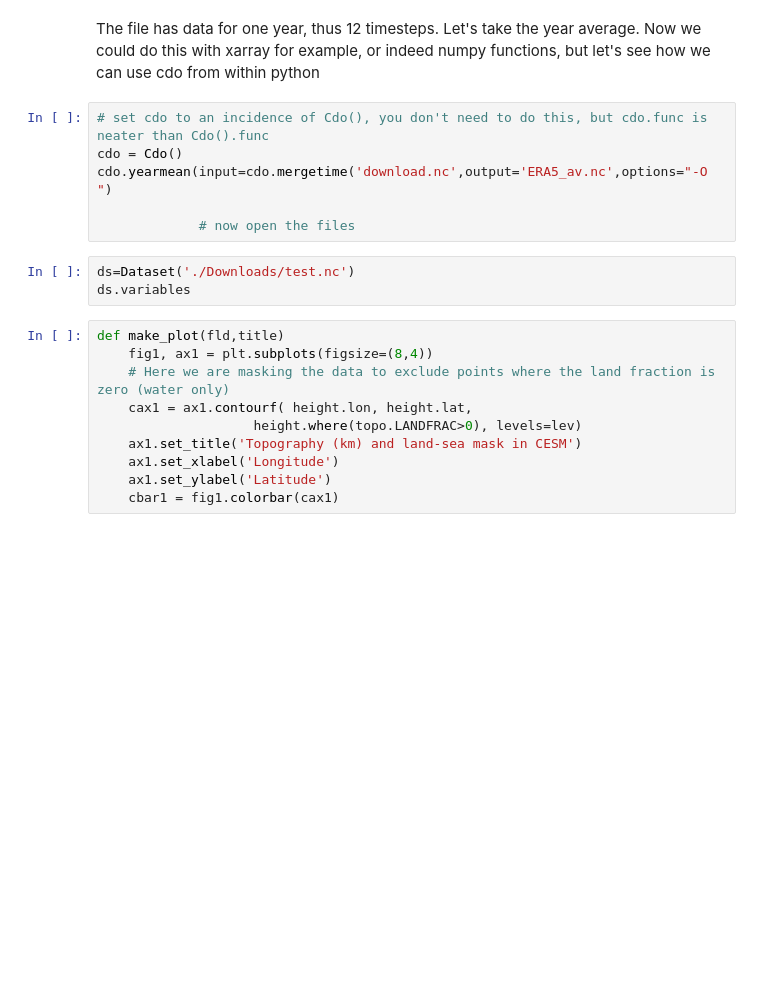
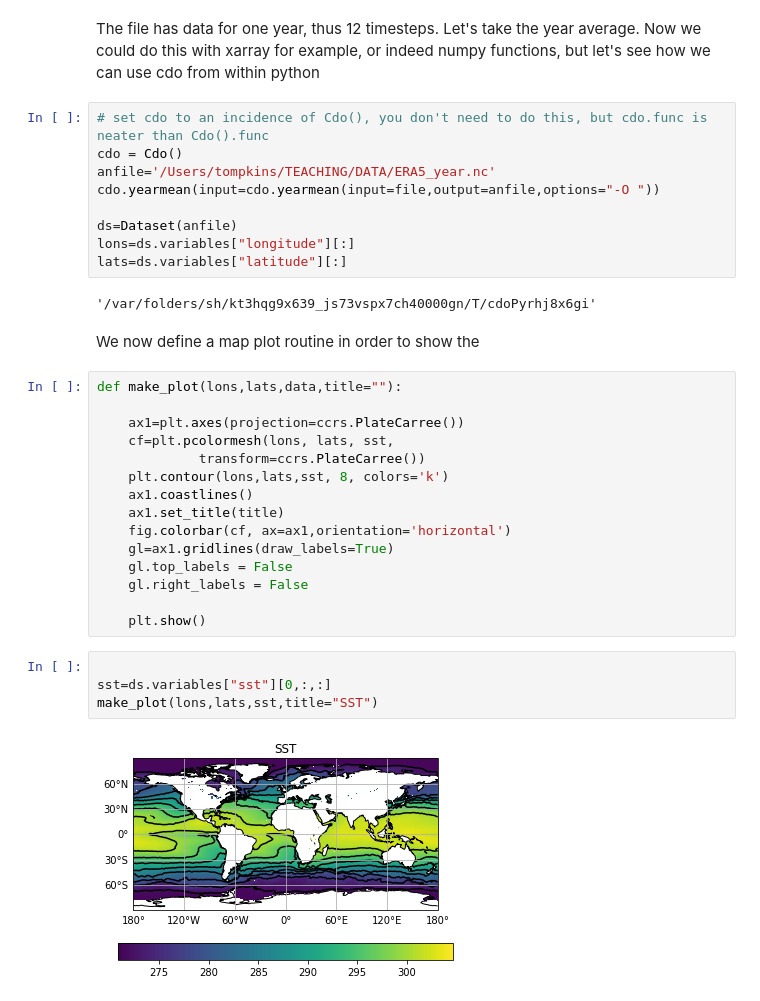
Before and after one commit to llvillanueva/TPA_DIPLOMA_LABS, a Jupyter notebook: notebooks/Today's climate.ipynb, the cells around one changed output. Cells and saved outputs as stored; diff of their text form; blank space fills up the shorter version.

```diff
--- a/notebooks/Today's climate.ipynb
+++ b/notebooks/Today's climate.ipynb
@@ -51,19 +84,34 @@ The file has data for one year, thus 12 timesteps.  Let's take the year average.
 # %%
 # set cdo to an incidence of Cdo(), you don't need to do this, but cdo.func is neater than Cdo().func
 cdo = Cdo()
-cdo.yearmean(input=cdo.mergetime('download.nc',output='ERA5_av.nc',options="-O ")
+anfile='/Users/tompkins/TEACHING/DATA/ERA5_year.nc'
+cdo.yearmean(input=cdo.yearmean(input=file,output=anfile,options="-O "))
 
-             # now open the files
+ds=Dataset(anfile)
+lons=ds.variables["longitude"][:]
+lats=ds.variables["latitude"][:]
+# %% [output]
+'/var/folders/sh/kt3hqg9x639_js73vspx7ch40000gn/T/cdoPyrhj8x6gi'
-# %%
-ds=Dataset('./Downloads/test.nc')
-ds.variables
-# %%
-def make_plot(fld,title)
-    fig1, ax1 = plt.subplots(figsize=(8,4))
-    # Here we are masking the data to exclude points where the land fraction is zero (water only)
-    cax1 = ax1.contourf( height.lon, height.lat,
-                    height.where(topo.LANDFRAC>0), levels=lev)
-    ax1.set_title('Topography (km) and land-sea mask in CESM')
-    ax1.set_xlabel('Longitude')
-    ax1.set_ylabel('Latitude')
-    cbar1 = fig1.colorbar(cax1)
+# %% [markdown]
+We now define a map plot routine in order to show the
+# %%
+def make_plot(lons,lats,data,title=""):
+
+    ax1=plt.axes(projection=ccrs.PlateCarree())
+    cf=plt.pcolormesh(lons, lats, sst,
+             transform=ccrs.PlateCarree())
+    plt.contour(lons,lats,sst, 8, colors='k')
+    ax1.coastlines()
+    ax1.set_title(title)
+    fig.colorbar(cf, ax=ax1,orientation='horizontal')
+    gl=ax1.gridlines(draw_labels=True)
+    gl.top_labels = False
+    gl.right_labels = False
+
+    plt.show()
+# %%
+
+sst=ds.variables["sst"][0,:,:]
+make_plot(lons,lats,sst,title="SST")
+# %% [output]
+[figure, added]
```
Also changed, not shown: parts of 9 cells of this notebook, 2 other files.
